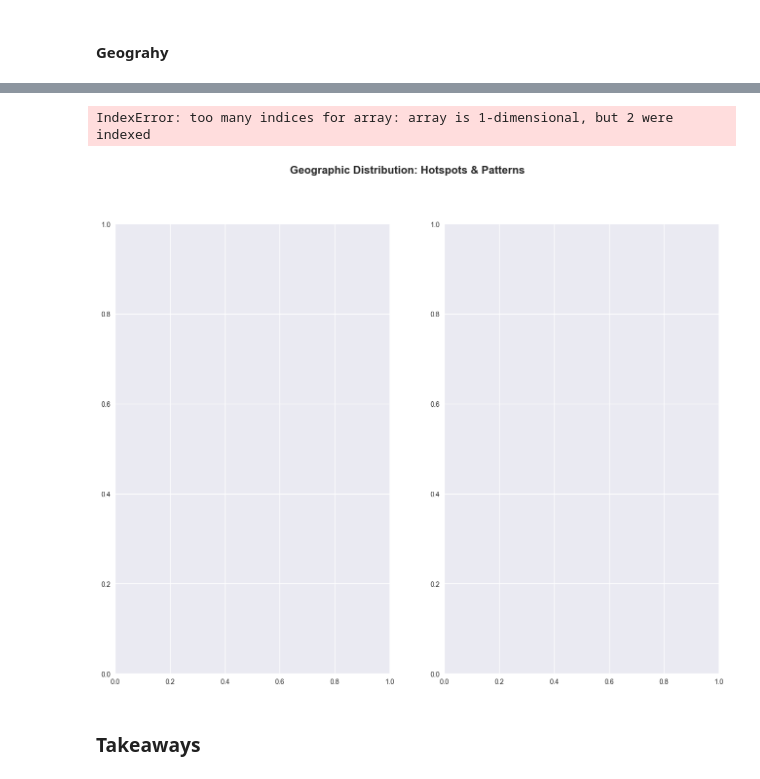
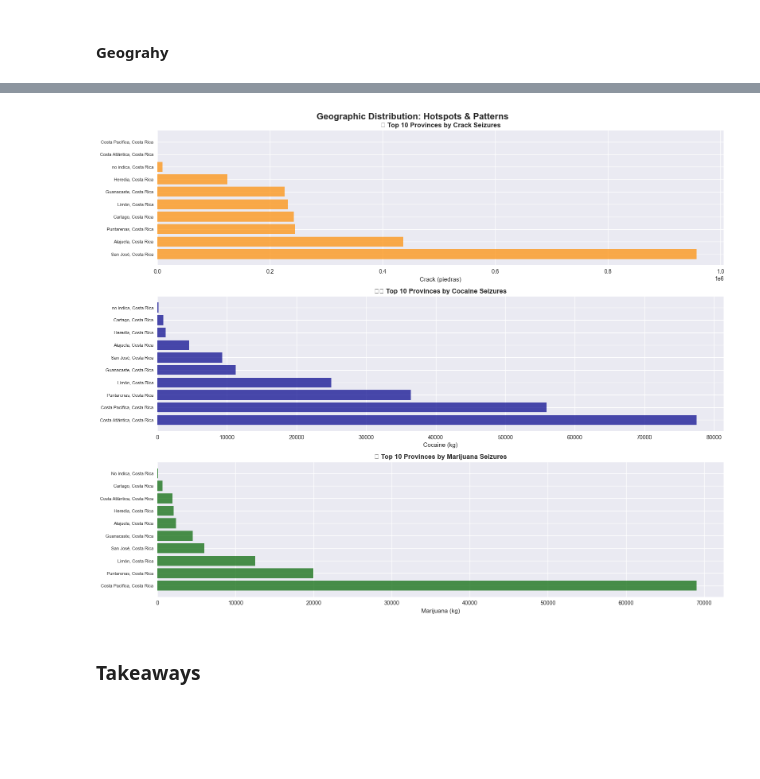
Before and after one commit to FelipeVillota/costa-rica-presentation, a Jupyter notebook: cr-script.ipynb, the cells around one changed output, grey strips where cells are left out. Drawn from its saved outputs; the diff is of its cells as text; code cells hidden in the pictures; blank space fills up the shorter version.

```diff
--- a/cr-script.ipynb
+++ b/cr-script.ipynb
@@ -754,7 +754,8 @@ country_analysis = merged_df.groupby('país').agg({
     'marihuana_(kg)': 'sum',
     'cocaína_eventos': 'sum',
     'marihuana_eventos': 'sum',
-    'habitantes_país': 'mean'
+    'habitantes_país': 'mean',
+    'crack_(piedras)': 'sum'  # Added crack to aggregation
 }).round(2)
 
 # Province-level analysis (top 10 by different metrics)
@@ -763,54 +764,49 @@ province_analysis = merged_df.groupby(['país', 'provincia']).agg({
     'cocaína_(kg)': 'sum',
     'marihuana_(kg)': 'sum',
     'cocaína_eventos': 'sum',
-    'marihuana_eventos': 'sum'
+    'marihuana_eventos': 'sum',
+    'crack_(piedras)': 'sum'  # Added crack to aggregation
 }).reset_index()
 
 # Create geographic visualization
-fig, axes = plt.subplots(1, 2, figsize=(16, 12))
+fig, axes = plt.subplots(3, 1, figsize=(16, 13))
 fig.suptitle('Geographic Distribution: Hotspots & Patterns', fontsize=16, fontweight='bold')
 
+# Top provinces by crack seizures
+top_crack_provinces = province_analysis.nlargest(10, 'crack_(piedras)')
+axes[0].barh(range(len(top_crack_provinces)), top_crack_provinces['crack_(piedras)'],
+               color='darkorange', alpha=0.7)
+axes[0].set_yticks(range(len(top_crack_provinces)))
+axes[0].set_yticklabels([f"{row['provincia']}, {row['país']}" for _, row in top_crack_provinces.iterrows()],
+                          fontsize=8)
+axes[0].set_title('💥 Top 10 Provinces by Crack Seizures', fontweight='bold')
+axes[0].set_xlabel('Crack (piedras)')
 
 # Top provinces by cocaine seizures
 top_cocaine_provinces = province_analysis.nlargest(10, 'cocaína_(kg)')
-axes[0,1].barh(range(len(top_cocaine_provinces)), top_cocaine_provinces['cocaína_(kg)'],
+axes[1].barh(range(len(top_cocaine_provinces)), top_cocaine_provinces['cocaína_(kg)'],
                color='darkblue', alpha=0.7)
-axes[0,1].set_yticks(range(len(top_cocaine_provinces)))
-axes[0,1].set_yticklabels([f"{row['provincia']}, {row['país']}" for _, row in top_cocaine_provinces.iterrows()],
+axes[1].set_yticks(range(len(top_cocaine_provinces)))
+axes[1].set_yticklabels([f"{row['provincia']}, {row['país']}" for _, row in top_cocaine_provinces.iterrows()],
                           fontsize=8)
-axes[0,1].set_title('❄️ Top 10 Provinces by Cocaine Seizures', fontweight='bold')
-axes[0,1].set_xlabel('Cocaine (kg)')
+axes[1].set_title('❄️ Top 10 Provinces by Cocaine Seizures', fontweight='bold')
+axes[1].set_xlabel('Cocaine (kg)')
 
 # Top provinces by marijuana seizures
 top_marijuana_provinces = province_analysis.nlargest(10, 'marihuana_(kg)')
-axes[1,0].barh(range(len(top_marijuana_provinces)), top_marijuana_provinces['marihuana_(kg)'],
+axes[2].barh(range(len(top_marijuana_provinces)), top_marijuana_provinces['marihuana_(kg)'],
                color='darkgreen', alpha=0.7)
-axes[1,0].set_yticks(range(len(top_marijuana_provinces)))
-axes[1,0].set_yticklabels([f"{row['provincia']}, {row['país']}" for _, row in top_marijuana_provinces.iterrows()],
+axes[2].set_yticks(range(len(top_marijuana_provinces)))
+axes[2].set_yticklabels([f"{row['provincia']}, {row['país']}" for _, row in top_marijuana_provinces.iterrows()],
                           fontsize=8)
-axes[1,0].set_title('🌿 Top 10 Provinces by Marijuana Seizures', fontweight='bold')
-axes[1,0].set_xlabel('Marijuana (kg)')
-
-# Top provinces by crack seizures
+axes[2].set_title('🌿 Top 10 Provinces by Marijuana Seizures', fontweight='bold')
+axes[2].set_xlabel('Marijuana (kg)')
 
 
-# Country comparison
-country_summary = merged_df.groupby('país')['tasa_100mil_país'].mean().sort_values(ascending=False)
-axes[1,1].bar(range(len(country_summary)), country_summary.values,
-              color=['crimson', 'darkred', 'red'], alpha=0.7)
-axes[1,1].set_xticks(range(len(country_summary)))
-axes[1,1].set_xticklabels(country_summary.index, rotation=45)
-axes[1,1].set_title('🌍 Average Homicide Rate by Country', fontweight='bold')
-axes[1,1].set_ylabel('Rate per 100k')
+plt.tight_layout()
 
-plt.tight_layout()
-plt.show()
-
-# Print detailed geographic insights
+# Print geographic information
 print("\nGeographic Hotspots:")
-print("\nHighest Homicide Rates:")
-for i, (_, row) in enumerate(top_homicide_provinces.head(5).iterrows()):
-    print(f"  {i+1}. {row['provincia']}, {row['país']}: {row['tasa_100mil_país']:.1f} per 100k")
 
 print("\nLargest Cocaine Seizures:")
 for i, (_, row) in enumerate(top_cocaine_provinces.head(5).iterrows()):
@@ -820,12 +816,18 @@ print("\nLargest Marijuana Seizures:")
 for i, (_, row) in enumerate(top_marijuana_provinces.head(5).iterrows()):
     print(f"  {i+1}. {row['provincia']}, {row['país']}: {row['marihuana_(kg)']:,.0f} kg")
 
+print("\nLargest Crack Seizures:")
+for i, (_, row) in enumerate(top_crack_provinces.head(5).iterrows()):
+    print(f"  {i+1}. {row['provincia']}, {row['país']}: {row['crack_(piedras)']:,.0f} kg")
+
 # Calculate concentration metrics
 total_cocaine = merged_df['cocaína_(kg)'].sum()
 total_marijuana = merged_df['marihuana_(kg)'].sum()
+total_crack = merged_df['crack_(piedras)'].sum()
 
 print(f"\n📊 Concentration Analysis:")
 print(f"Top 5 provinces account for {top_cocaine_provinces.head(5)['cocaína_(kg)'].sum()/total_cocaine*100:.1f}% of all cocaine seizures")
 print(f"Top 5 provinces account for {top_marijuana_provinces.head(5)['marihuana_(kg)'].sum()/total_marijuana*100:.1f}% of all marijuana seizures")
+print(f"Top 5 provinces account for {top_crack_provinces.head(5)['crack_(piedras)'].sum()/total_crack*100:.1f}% of all crack seizures")
 # %% [output]
 === GEOGRAPHIC HOTSPOTS ANALYSIS ===
@@ -832,5 +850,4 @@ print(f"Top 5 provinces account for {top_marijuana_provinces.head(5)['marihuana_
-IndexError: too many indices for array: array is 1-dimensional, but 2 were indexed
-[figure, old version]
+[figure, new version]
 # %% [markdown]
 ### Takeaways
 # %% [markdown]
```
Also changed, not shown: parts of 1 cell of this notebook.
